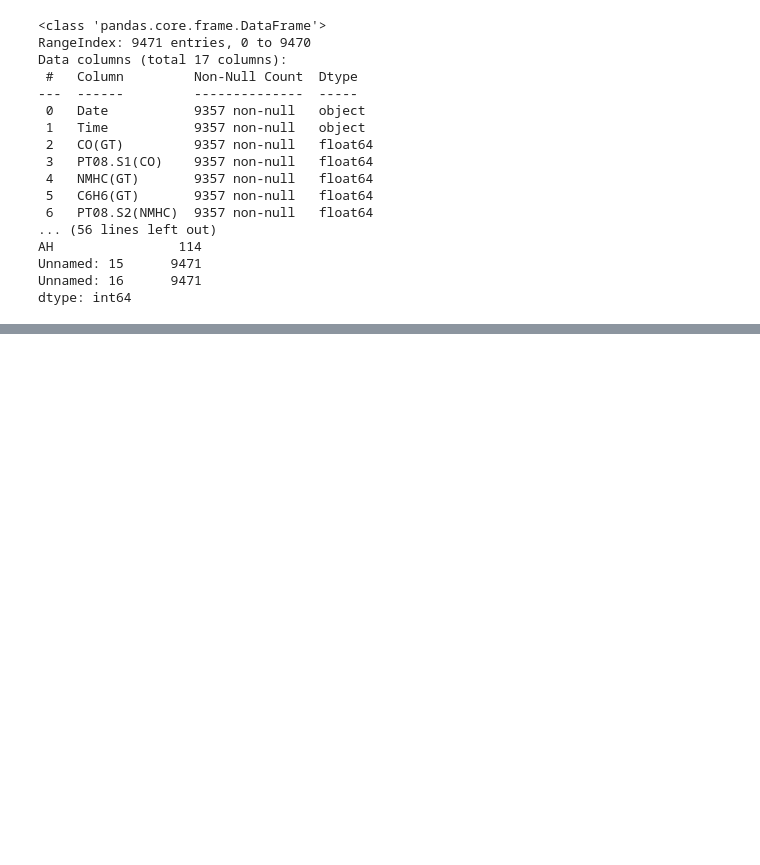
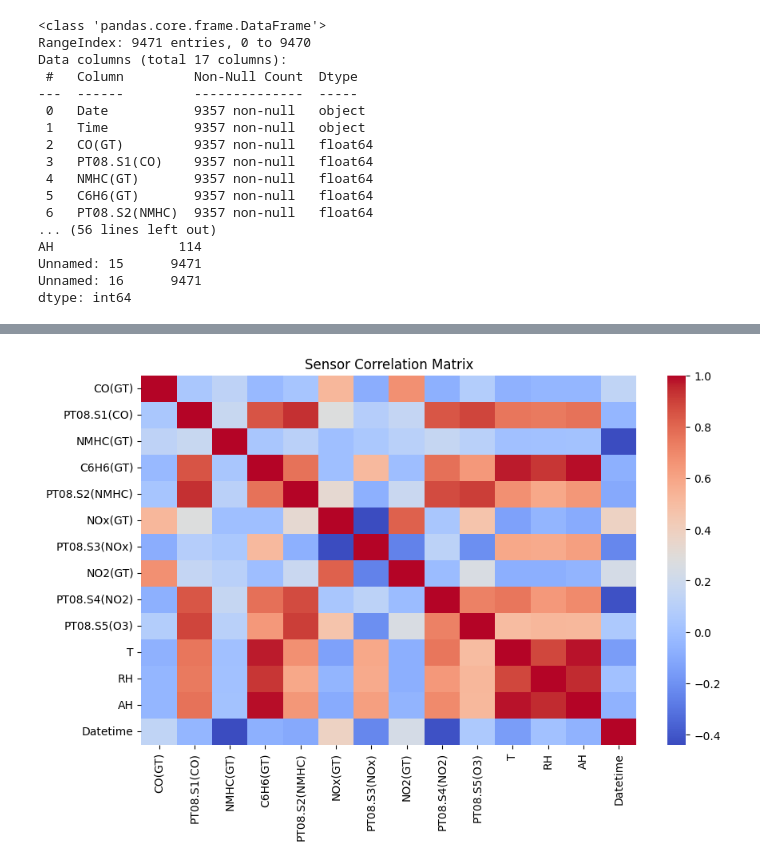
Before and after one commit to 20saksham03/Airquality, a Jupyter notebook: week1_project.ipynb, the cells around one changed output, grey strips where cells are left out. Drawn from its saved outputs; the diff is of its cells as text; code cells hidden in the pictures; blank space fills up the shorter version.

```diff
--- a/week1_project.ipynb
+++ b/week1_project.ipynb
@@ -29,0 +48,7 @@ dtype: int64
+# %%
+plt.figure(figsize=(10,6))
+sns.heatmap(df.corr(), annot=False, cmap='coolwarm')
+plt.title("Sensor Correlation Matrix")
+plt.show()
+# %% [output]
+[figure, added]
```
Also changed, not shown: parts of 4 cells of this notebook.
